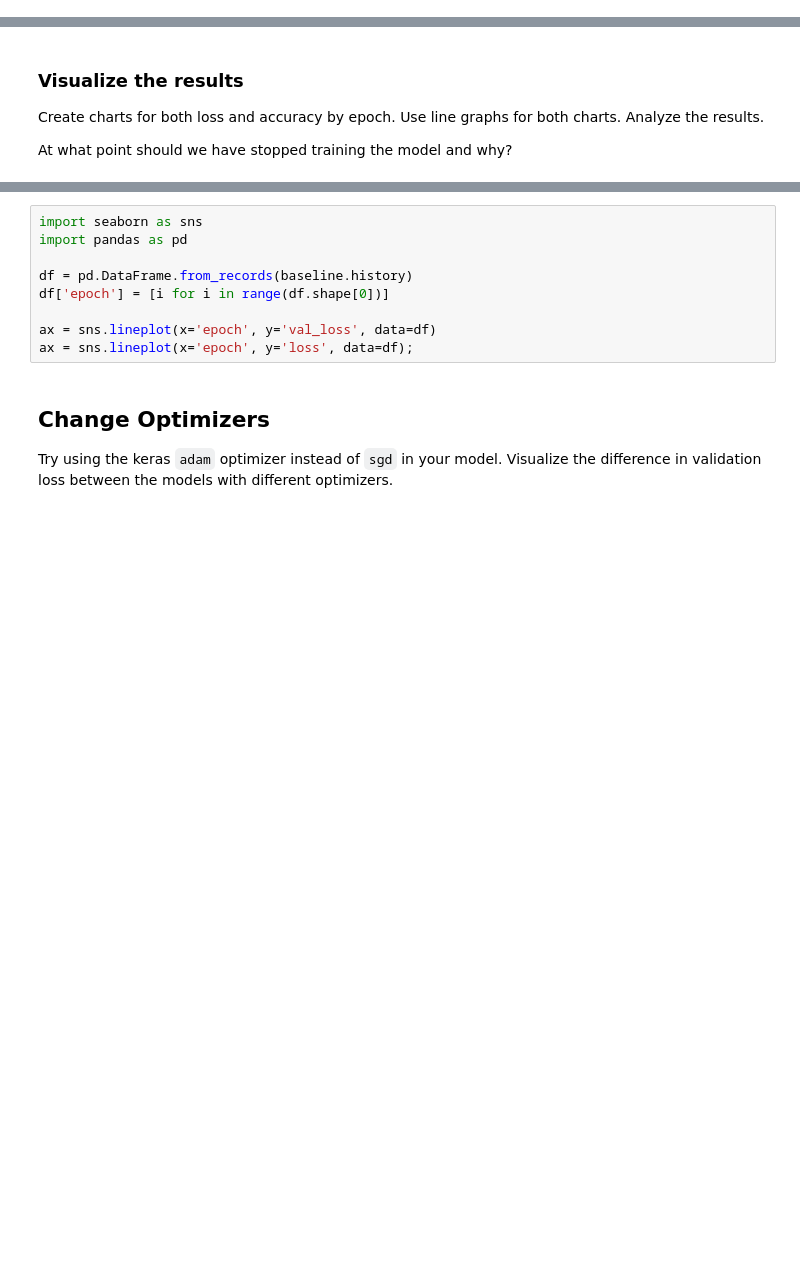
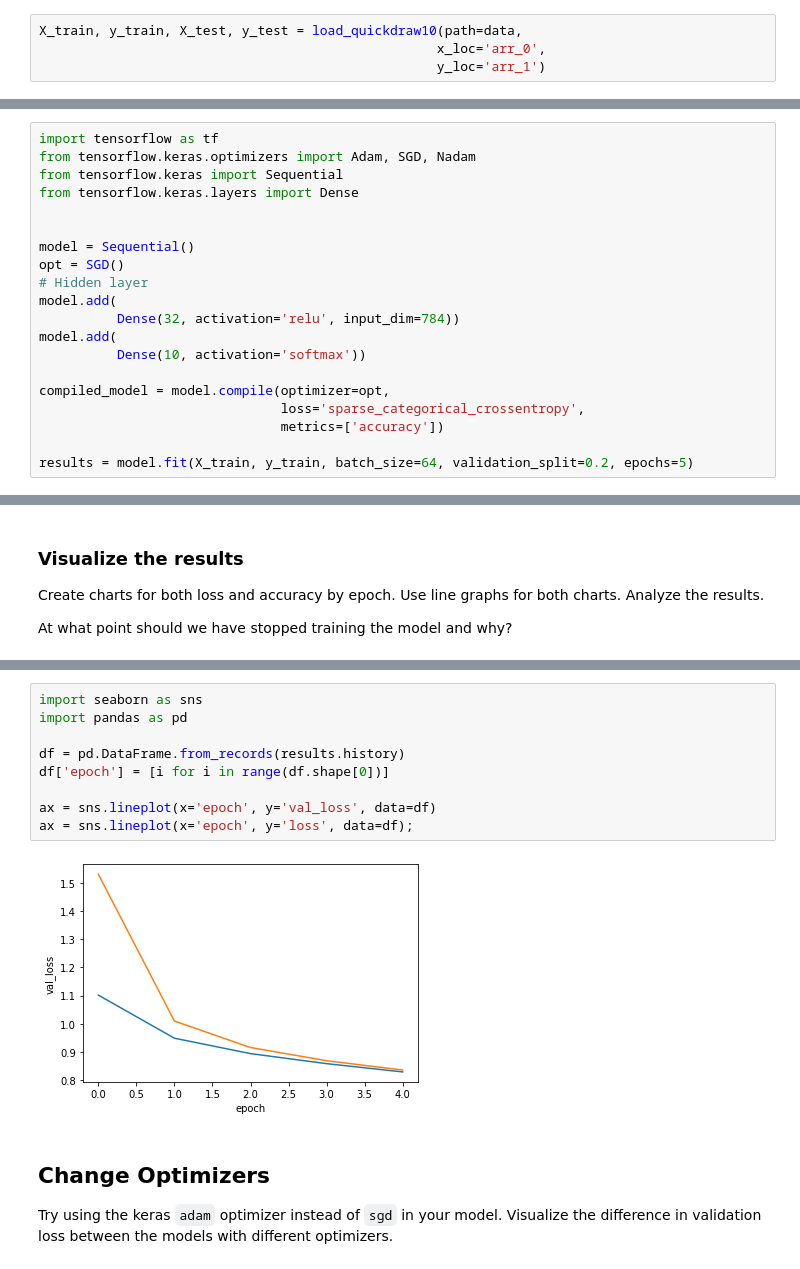
Before and after one commit to Daniel-Fernandez-951/DS-Unit-4-Sprint-2-Neural-Networks, a Jupyter notebook: module1-Architect/LS_DS_421_Architect_Assignment.ipynb, the cells around one changed output, grey strips where cells are left out. Cells and saved outputs as stored; diff of their text form; blank space fills up the shorter version.

```diff
--- a/module1-Architect/LS_DS_421_Architect_Assignment.ipynb
+++ b/module1-Architect/LS_DS_421_Architect_Assignment.ipynb
@@ -57,0 +96,4 @@ X, y = shuffle(X, y)
+# %%
+X_train, y_train, X_test, y_test = load_quickdraw10(path=data,
+                                                   x_loc='arr_0',
+                                                   y_loc='arr_1')
@@ -70,0 +118,20 @@ import tensorflow as tf
+# %%
+import tensorflow as tf
+from tensorflow.keras.optimizers import Adam, SGD, Nadam
+from tensorflow.keras import Sequential
+from tensorflow.keras.layers import Dense
+
+
+model = Sequential()
+opt = SGD()
+# Hidden layer
+model.add(
+          Dense(32, activation='relu', input_dim=784))
+model.add(
+          Dense(10, activation='softmax'))
+
+compiled_model = model.compile(optimizer=opt,
+                               loss='sparse_categorical_crossentropy',
+                               metrics=['accuracy'])
+
+results = model.fit(X_train, y_train, batch_size=64, validation_split=0.2, epochs=5)
@@ -79,12 +178,14 @@ baseline.history
 # %%
 import seaborn as sns
 import pandas as pd
 
-df = pd.DataFrame.from_records(baseline.history)
+df = pd.DataFrame.from_records(results.history)
 df['epoch'] = [i for i in range(df.shape[0])]
 
 ax = sns.lineplot(x='epoch', y='val_loss', data=df)
 ax = sns.lineplot(x='epoch', y='loss', data=df);
+# %% [output]
+[figure, added]
 # %% [markdown]
 ## Change Optimizers
 Try using the keras `adam` optimizer instead of `sgd` in your model. Visualize the difference in validation loss between the models with different optimizers.
```
Also changed, not shown: parts of 13 cells of this notebook.
